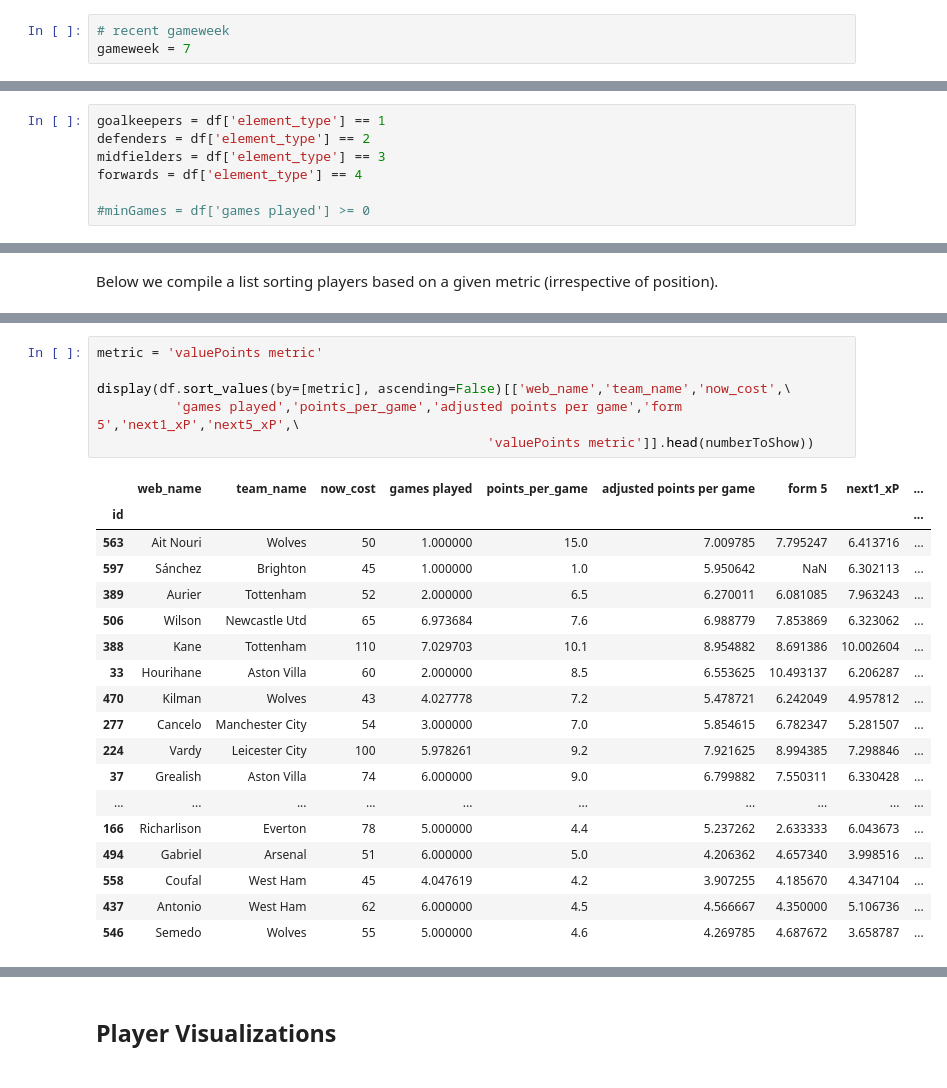
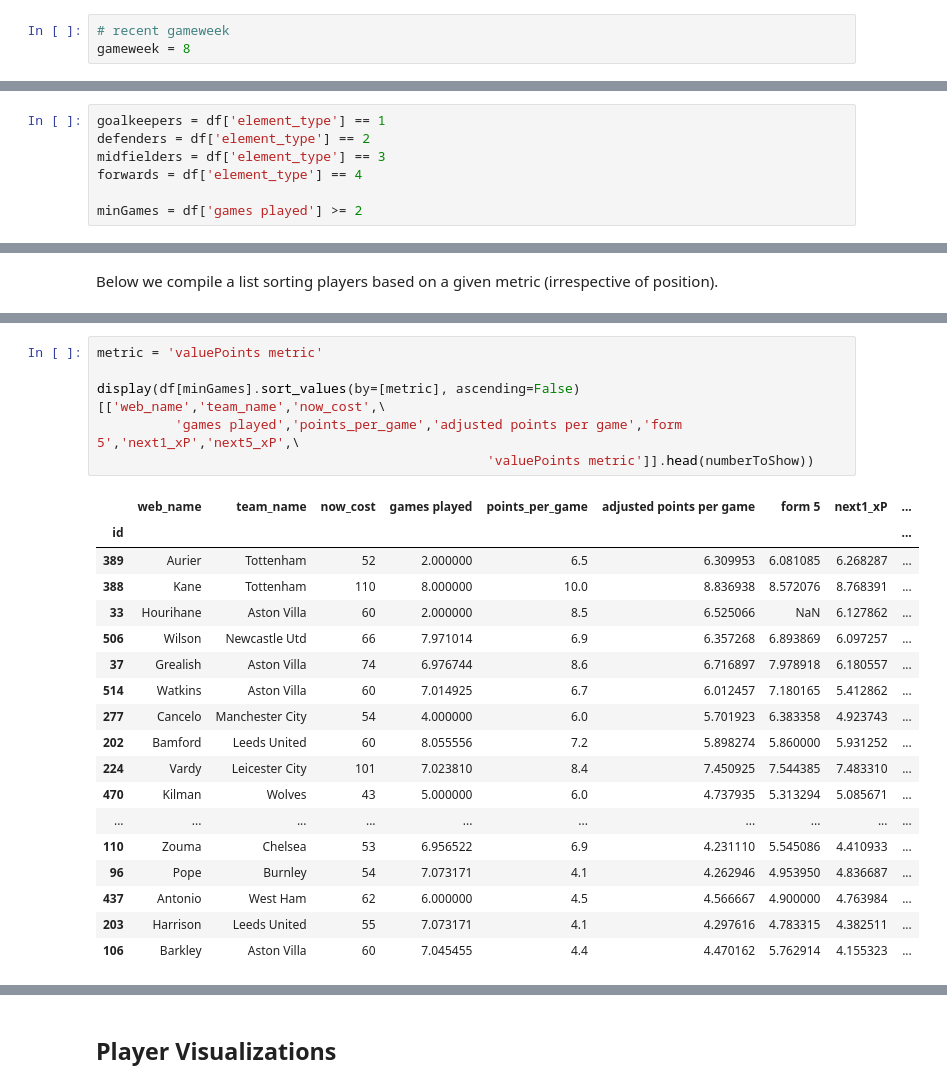
Before and after one commit to jaksticks/Fantasy-Premier-League, a Jupyter notebook: notebooks/playerEvaluation.ipynb, the cells around one changed output, grey strips where cells are left out. Drawn from its saved outputs; the diff is of its cells as text.

```diff
--- a/notebooks/playerEvaluation.ipynb
+++ b/notebooks/playerEvaluation.ipynb
@@ -4,7 +4,7 @@
 Here we compare players based on their adjusted points. Also, we calculate some useful metrics using the adjusted points to further evaluate player performance in FPL.
 # %%
 # recent gameweek
-gameweek = 7
+gameweek = 8
 # %%
 # import basic libraries
 import pandas as pd
@@ -48,7 +48,7 @@ defenders = df['element_type'] == 2
 midfielders = df['element_type'] == 3
 forwards = df['element_type'] == 4
 
-#minGames = df['games played'] >= 0
+minGames = df['games played'] >= 2
 # %% [markdown]
 ## Player evaluation
 
@@ -185,28 +185,28 @@ display(df.loc[midfielders].sort_values(by=[metric], ascending=False)[['web_name
 # %%
 metric = 'valuePoints metric'
 
-display(df.sort_values(by=[metric], ascending=False)[['web_name','team_name','now_cost',\
+display(df[minGames].sort_values(by=[metric], ascending=False)[['web_name','team_name','now_cost',\
           'games played','points_per_game','adjusted points per game','form 5','next1_xP','next5_xP',\
                                                   'valuePoints metric']].head(numberToShow))
 # %% [output]
 |  | web_name | team_name | now_cost | games played | points_per_game | adjusted points per game | form 5 | next1_xP | ... |
 | id |  |  |  |  |  |  |  |  | ... |
-| 563 | Ait Nouri | Wolves | 50 | 1.000000 | 15.0 | 7.009785 | 7.795247 | 6.413716 | ... |
-| 597 | Sánchez | Brighton | 45 | 1.000000 | 1.0 | 5.950642 | NaN | 6.302113 | ... |
-| 389 | Aurier | Tottenham | 52 | 2.000000 | 6.5 | 6.270011 | 6.081085 | 7.963243 | ... |
-| 506 | Wilson | Newcastle Utd | 65 | 6.973684 | 7.6 | 6.988779 | 7.853869 | 6.323062 | ... |
-| 388 | Kane | Tottenham | 110 | 7.029703 | 10.1 | 8.954882 | 8.691386 | 10.002604 | ... |
-| 33 | Hourihane | Aston Villa | 60 | 2.000000 | 8.5 | 6.553625 | 10.493137 | 6.206287 | ... |
-| 470 | Kilman | Wolves | 43 | 4.027778 | 7.2 | 5.478721 | 6.242049 | 4.957812 | ... |
-| 277 | Cancelo | Manchester City | 54 | 3.000000 | 7.0 | 5.854615 | 6.782347 | 5.281507 | ... |
-| 224 | Vardy | Leicester City | 100 | 5.978261 | 9.2 | 7.921625 | 8.994385 | 7.298846 | ... |
-| 37 | Grealish | Aston Villa | 74 | 6.000000 | 9.0 | 6.799882 | 7.550311 | 6.330428 | ... |
+| 389 | Aurier | Tottenham | 52 | 2.000000 | 6.5 | 6.309953 | 6.081085 | 6.268287 | ... |
+| 388 | Kane | Tottenham | 110 | 8.000000 | 10.0 | 8.836938 | 8.572076 | 8.768391 | ... |
+| 33 | Hourihane | Aston Villa | 60 | 2.000000 | 8.5 | 6.525066 | NaN | 6.127862 | ... |
+| 506 | Wilson | Newcastle Utd | 66 | 7.971014 | 6.9 | 6.357268 | 6.893869 | 6.097257 | ... |
+| 37 | Grealish | Aston Villa | 74 | 6.976744 | 8.6 | 6.716897 | 7.978918 | 6.180557 | ... |
+| 514 | Watkins | Aston Villa | 60 | 7.014925 | 6.7 | 6.012457 | 7.180165 | 5.412862 | ... |
+| 277 | Cancelo | Manchester City | 54 | 4.000000 | 6.0 | 5.701923 | 6.383358 | 4.923743 | ... |
+| 202 | Bamford | Leeds United | 60 | 8.055556 | 7.2 | 5.898274 | 5.860000 | 5.931252 | ... |
+| 224 | Vardy | Leicester City | 101 | 7.023810 | 8.4 | 7.450925 | 7.544385 | 7.483310 | ... |
+| 470 | Kilman | Wolves | 43 | 5.000000 | 6.0 | 4.737935 | 5.313294 | 5.085671 | ... |
 | ... | ... | ... | ... | ... | ... | ... | ... | ... | ... |
-| 166 | Richarlison | Everton | 78 | 5.000000 | 4.4 | 5.237262 | 2.633333 | 6.043673 | ... |
-| 494 | Gabriel | Arsenal | 51 | 6.000000 | 5.0 | 4.206362 | 4.657340 | 3.998516 | ... |
-| 558 | Coufal | West Ham | 45 | 4.047619 | 4.2 | 3.907255 | 4.185670 | 4.347104 | ... |
-| 437 | Antonio | West Ham | 62 | 6.000000 | 4.5 | 4.566667 | 4.350000 | 5.106736 | ... |
-| 546 | Semedo | Wolves | 55 | 5.000000 | 4.6 | 4.269785 | 4.687672 | 3.658787 | ... |
+| 110 | Zouma | Chelsea | 53 | 6.956522 | 6.9 | 4.231110 | 5.545086 | 4.410933 | ... |
+| 96 | Pope | Burnley | 54 | 7.073171 | 4.1 | 4.262946 | 4.953950 | 4.836687 | ... |
+| 437 | Antonio | West Ham | 62 | 6.000000 | 4.5 | 4.566667 | 4.900000 | 4.763984 | ... |
+| 203 | Harrison | Leeds United | 55 | 7.073171 | 4.1 | 4.297616 | 4.783315 | 4.382511 | ... |
+| 106 | Barkley | Aston Villa | 60 | 7.045455 | 4.4 | 4.470162 | 5.762914 | 4.155323 | ... |
 # %%
 metric = 'form 5'
 
```
Also changed, not shown: parts of 9 cells of this notebook, 6 other files.
